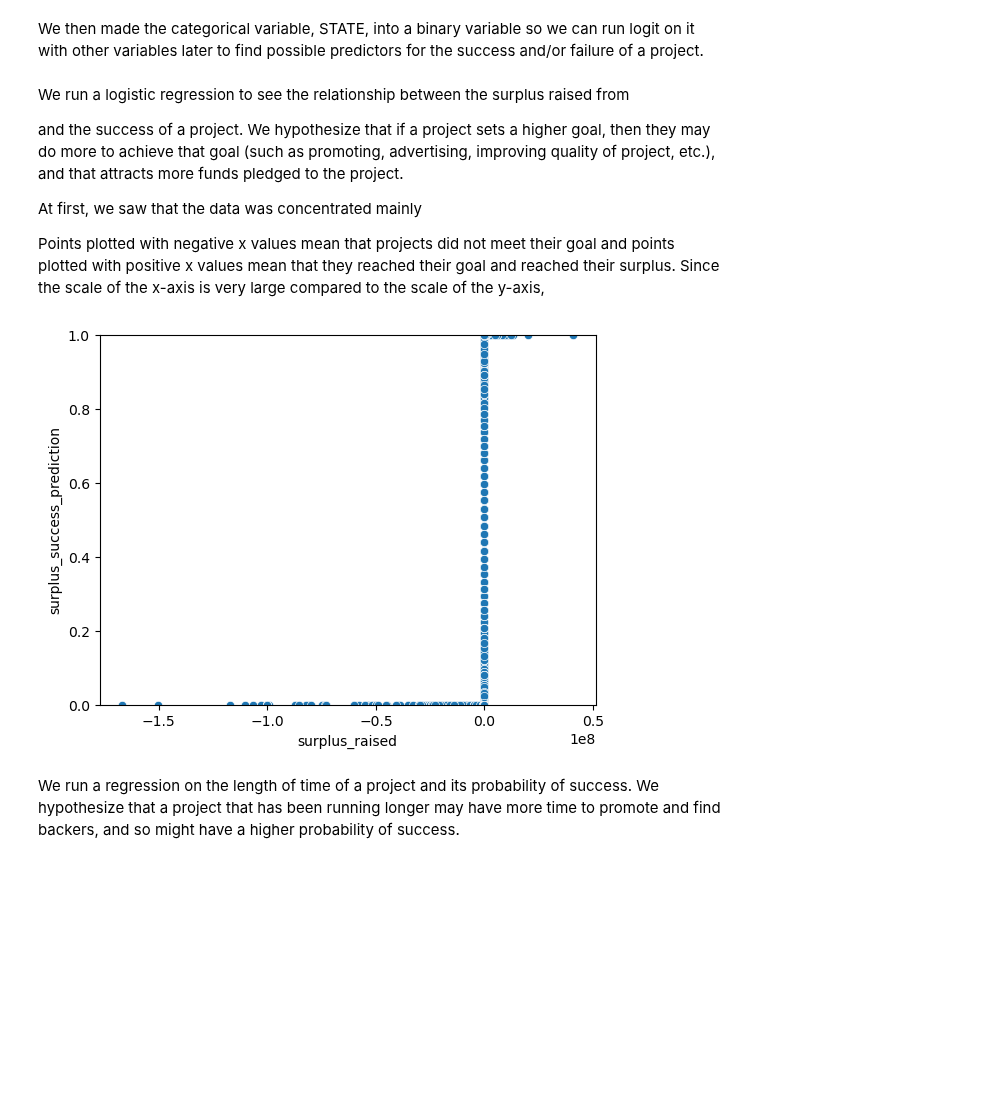
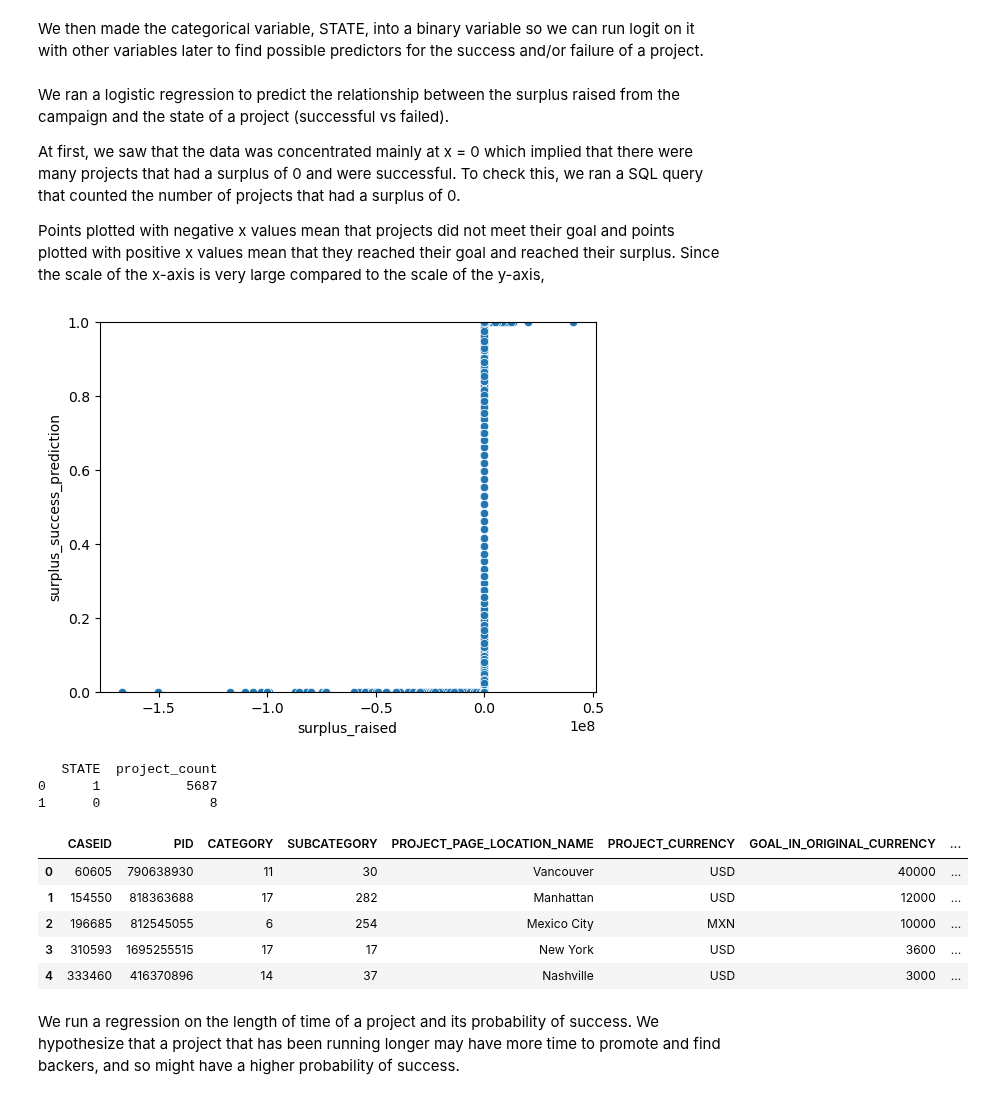
Before and after one commit to catherine-fang-git/kickstarter_project_success_info2950, a Jupyter notebook: INFO2950_Phase2.ipynb, the cells around one changed output. Cells and saved outputs as stored; diff of their text form; code cells hidden in the pictures; blank space fills up the shorter version.

```diff
--- a/INFO2950_Phase2.ipynb
+++ b/INFO2950_Phase2.ipynb
@@ -352,28 +367,46 @@ We then made the categorical variable, STATE, into a binary variable so we can r
 # %%
 clean_data["STATE"] = pd.get_dummies(clean_data["STATE"], dtype=int, drop_first=True)
 # %% [markdown]
-We run a logistic regression to see the relationship between the surplus raised from
+We ran a logistic regression to predict the relationship between the surplus raised from the campaign and the state of a project (successful vs failed).
 
-and the success of a project. We hypothesize that if a project sets a higher goal, then they may do more to achieve that goal (such as promoting, advertising, improving quality of project, etc.), and that attracts more funds pledged to the project.
-
-At first, we saw that the data was concentrated mainly
+At first, we saw that the data was concentrated mainly at x = 0 which implied that there were many projects that had a surplus of 0 and were successful. To check this, we ran a SQL query that counted the number of projects that had a surplus of 0.
 
 Points plotted with negative x values mean that projects did not meet their goal and points plotted with positive x values mean that they reached their goal and reached their surplus. Since the scale of the x-axis is very large compared to the scale of the y-axis,
 # %%
 clean_data["surplus_raised"] = clean_data["PLEDGED_IN_USD"] - clean_data["GOAL_IN_USD"]
 
 X = pd.DataFrame(clean_data["surplus_raised"])
 y = pd.Series(clean_data["STATE"])
 surplus_model = LogisticRegression().fit(X,y)
 
 surplus_prediction = surplus_model.predict_proba(X)
 surplus_success = surplus_prediction[:,1]
 clean_data["surplus_success_prediction"] = surplus_success
 sns.scatterplot(clean_data, x = "surplus_raised", y = "surplus_success_prediction")
 plt.ylim(0,1)
 plt.show()
+
+test_df = duckdb.sql("""SELECT STATE, COUNT(*) AS project_count
+FROM clean_data WHERE surplus_raised = 0 GROUP BY STATE
+ORDER BY project_count DESC""").df()
+
+print(test_df)
+
+zero_state_df = duckdb.sql("""SELECT * FROM clean_data
+WHERE STATE = 0 AND surplus_raised = 0""").df()
+
+zero_state_df.head()
 # %% [output]
 [figure]
+   STATE  project_count
+0      1           5687
+1      0              8
+|  | CASEID | PID | CATEGORY | SUBCATEGORY | PROJECT_PAGE_LOCATION_NAME | PROJECT_CURRENCY | GOAL_IN_ORIGINAL_CURRENCY | ... |
+| 0 | 60605 | 790638930 | 11 | 30 | Vancouver | USD | 40000 | ... |
+| 1 | 154550 | 818363688 | 17 | 282 | Manhattan | USD | 12000 | ... |
+| 2 | 196685 | 812545055 | 6 | 254 | Mexico City | MXN | 10000 | ... |
+| 3 | 310593 | 1695255515 | 17 | 17 | New York | USD | 3600 | ... |
+| 4 | 333460 | 416370896 | 14 | 37 | Nashville | USD | 3000 | ... |
 # %% [markdown]
 We run a regression on the length of time of a project and its probability of success. We hypothesize that a project that has been running longer may have more time to promote and find backers, and so might have a higher probability of success.
 # %%
```
Also changed, not shown: parts of 1 cell of this notebook.
